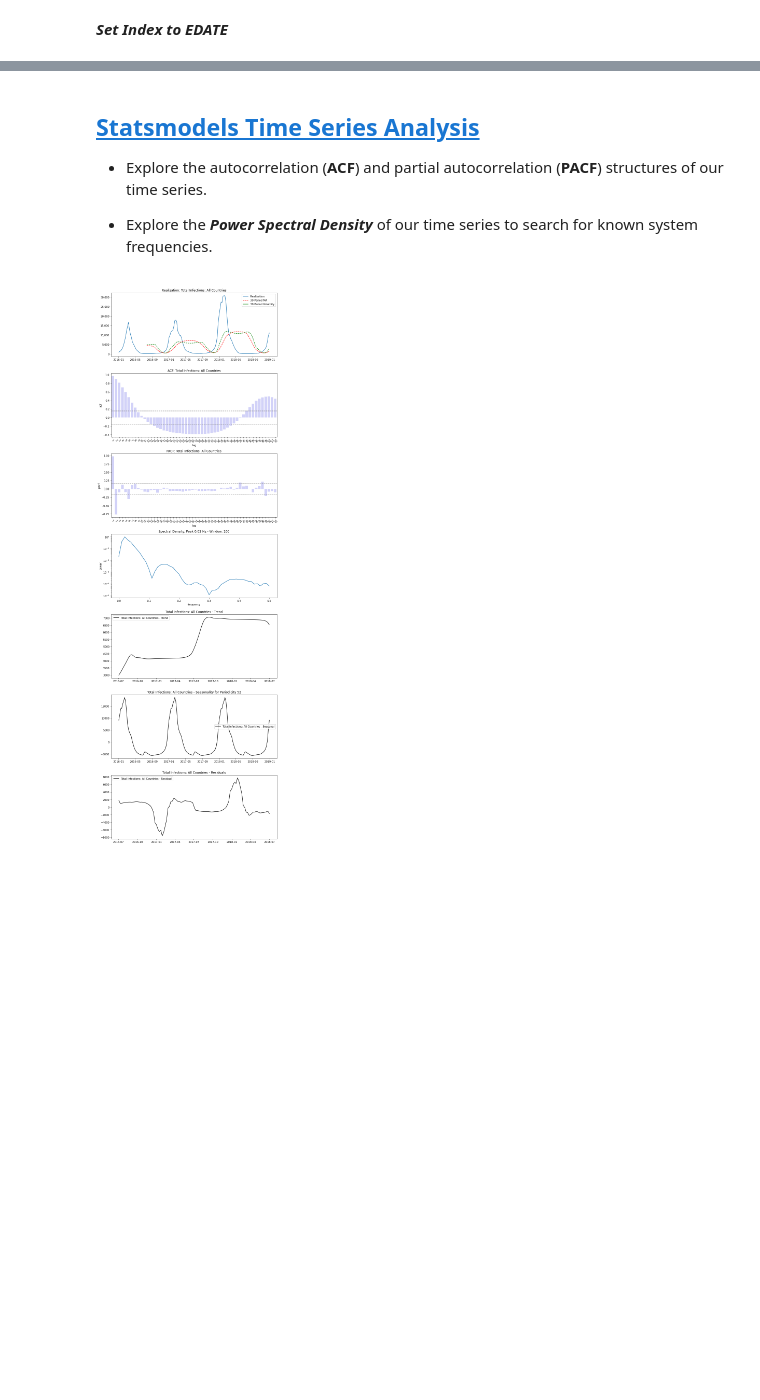
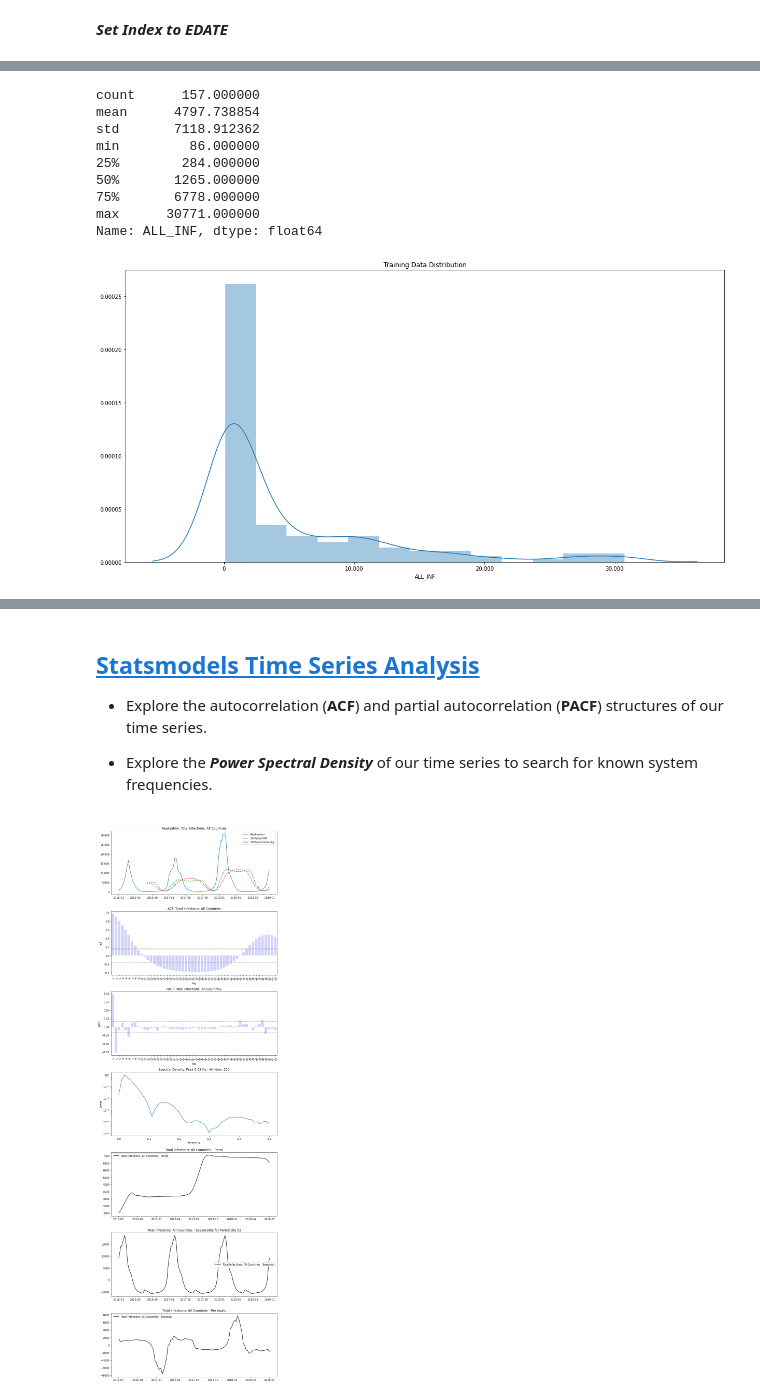
Before and after one commit to sterlingbeason/MSDS-7333-QTW, a Jupyter notebook: Case_Study_4/sk-modeling.ipynb, the cells around one changed output, grey strips where cells are left out. Cells and saved outputs as stored; diff of their text form; code cells hidden in the pictures; blank space fills up the shorter version.

```diff
--- a/Case_Study_4/sk-modeling.ipynb
+++ b/Case_Study_4/sk-modeling.ipynb
@@ -167,0 +174,16 @@ test_data.describe()
+# %%
+p = sns.distplot(train_data['ALL_INF'])
+p.set_xticklabels([f'{x:,.0f}' for x in p.get_xticks()])
+p.set_title('Training Data Distribution')
+print(train_data['ALL_INF'].describe())
+# %% [output]
+count      157.000000
+mean      4797.738854
+std       7118.912362
+min         86.000000
+25%        284.000000
+50%       1265.000000
+75%       6778.000000
+max      30771.000000
+Name: ALL_INF, dtype: float64
+[figure, added]
```
Also changed, not shown: parts of 41 cells of this notebook.
